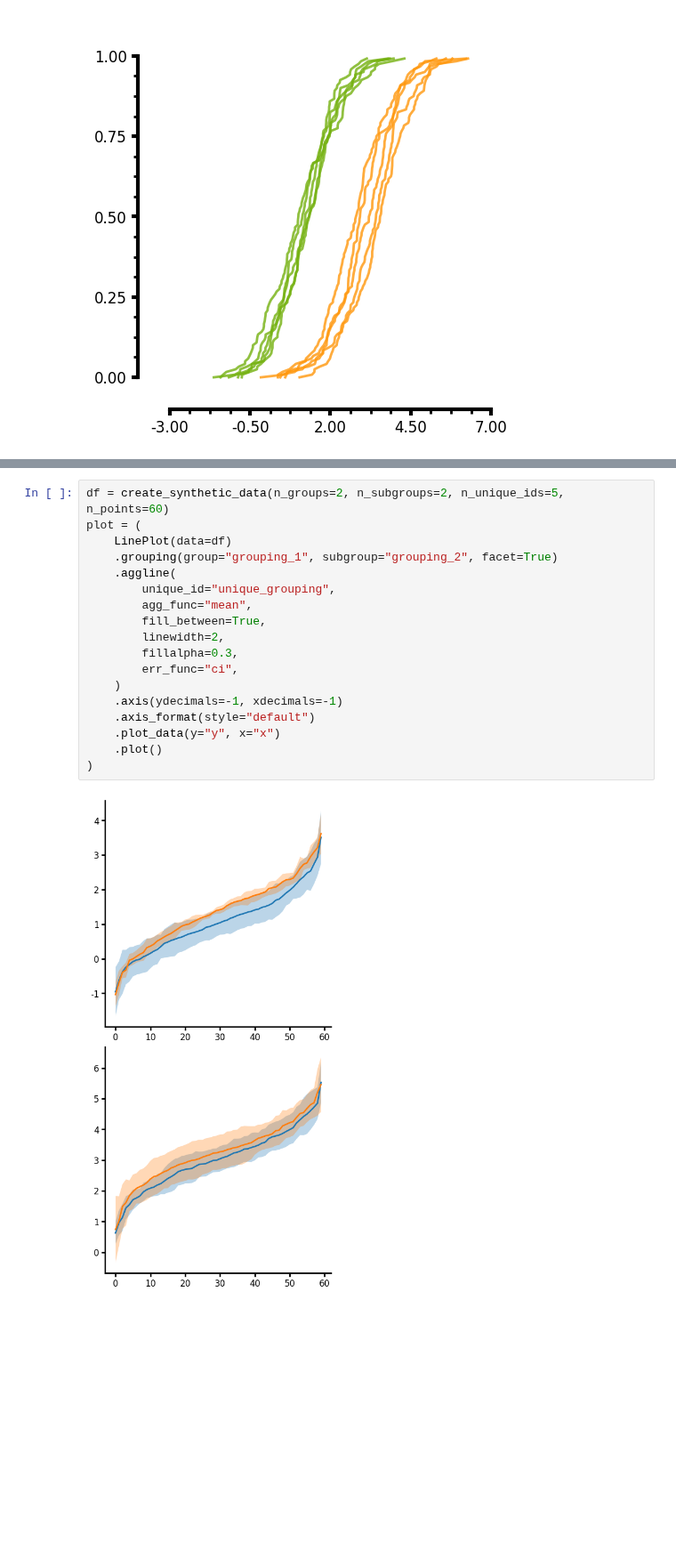
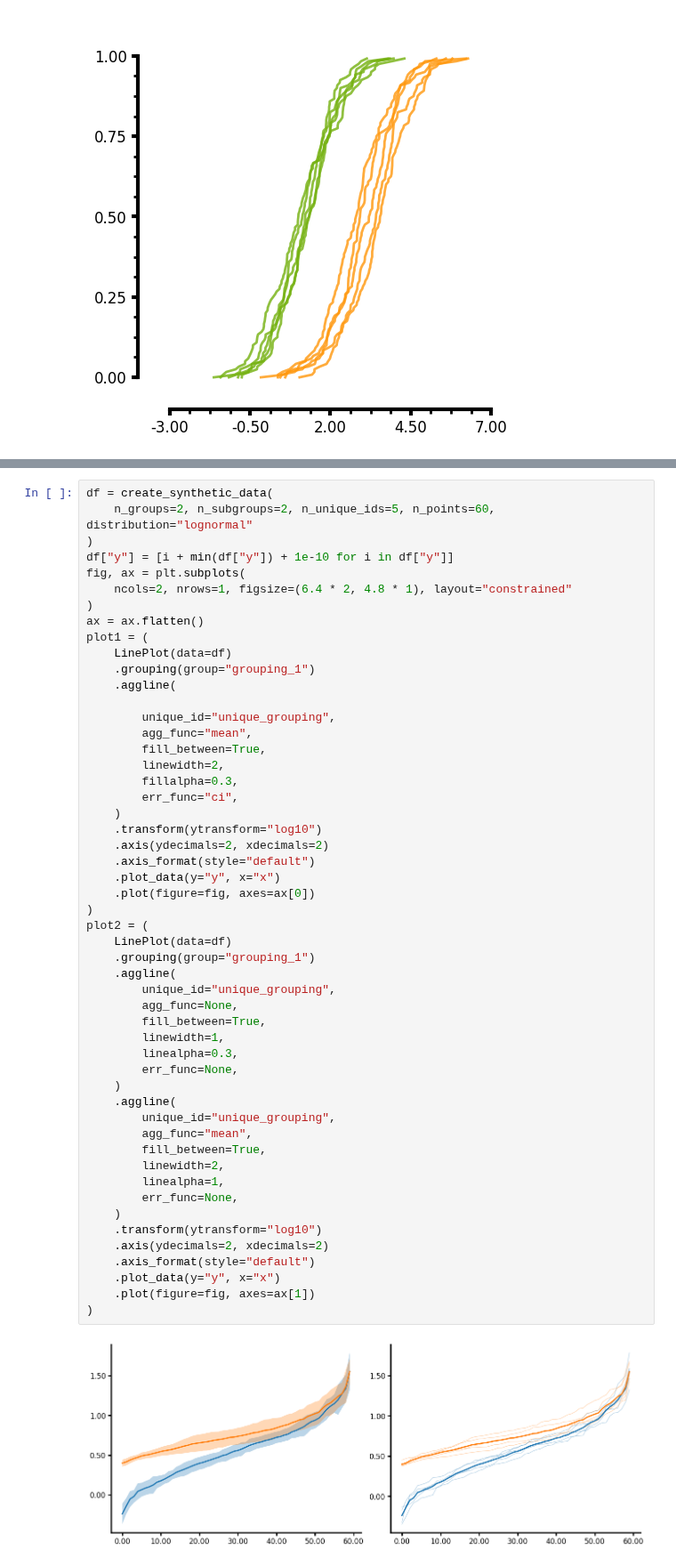
Before and after one commit to LarsHenrikNelson/lithos, a Jupyter notebook: README.ipynb, the cells around one changed output, grey strips where cells are left out. Shown at 89% size. Saved outputs shown, nothing was run; the diff lists cells and outputs as text; blank space fills up the shorter version.

```diff
--- a/README.ipynb
+++ b/README.ipynb
@@ -304,21 +340,55 @@ Aggline allows you to aggregate points before plotting the data. This is useful
 * If you like the default the axis style but just want to format the font and size of the labels then just pass style as "default" to the axis_format method. This will use the default axis style, which in this case is the Matplotlib default. The only settings that do not get ignore by the default style are the decimal settings.
-# %%
-df = create_synthetic_data(n_groups=2, n_subgroups=2, n_unique_ids=5, n_points=60)
-plot = (
-    LinePlot(data=df)
-    .grouping(group="grouping_1", subgroup="grouping_2", facet=True)
-    .aggline(
-        unique_id="unique_grouping",
-        agg_func="mean",
-        fill_between=True,
-        linewidth=2,
-        fillalpha=0.3,
-        err_func="ci",
-    )
-    .axis(ydecimals=-1, xdecimals=-1)
-    .axis_format(style="default")
-    .plot_data(y="y", x="x")
-    .plot()
-)
-# %% [output]
-[figure, removed]
+# %%
+df = create_synthetic_data(
+    n_groups=2, n_subgroups=2, n_unique_ids=5, n_points=60, distribution="lognormal"
+)
+df["y"] = [i + min(df["y"]) + 1e-10 for i in df["y"]]
+fig, ax = plt.subplots(
+    ncols=2, nrows=1, figsize=(6.4 * 2, 4.8 * 1), layout="constrained"
+)
+ax = ax.flatten()
+plot1 = (
+    LinePlot(data=df)
+    .grouping(group="grouping_1")
+    .aggline(
+
+        unique_id="unique_grouping",
+        agg_func="mean",
+        fill_between=True,
+        linewidth=2,
+        fillalpha=0.3,
+        err_func="ci",
+    )
+    .transform(ytransform="log10")
+    .axis(ydecimals=2, xdecimals=2)
+    .axis_format(style="default")
+    .plot_data(y="y", x="x")
+    .plot(figure=fig, axes=ax[0])
+)
+plot2 = (
+    LinePlot(data=df)
+    .grouping(group="grouping_1")
+    .aggline(
+        unique_id="unique_grouping",
+        agg_func=None,
+        fill_between=True,
+        linewidth=1,
+        linealpha=0.3,
+        err_func=None,
+    )
+    .aggline(
+        unique_id="unique_grouping",
+        agg_func="mean",
+        fill_between=True,
+        linewidth=2,
+        linealpha=1,
+        err_func=None,
+    )
+    .transform(ytransform="log10")
+    .axis(ydecimals=2, xdecimals=2)
+    .axis_format(style="default")
+    .plot_data(y="y", x="x")
+    .plot(figure=fig, axes=ax[1])
+)
+# %% [output]
+[figure, added]
```
Also changed, not shown: parts of 8 cells of this notebook, 15 other files.
